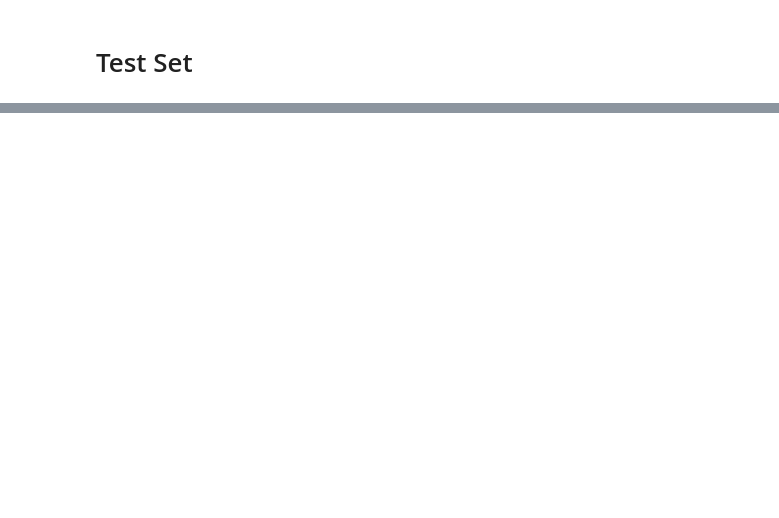
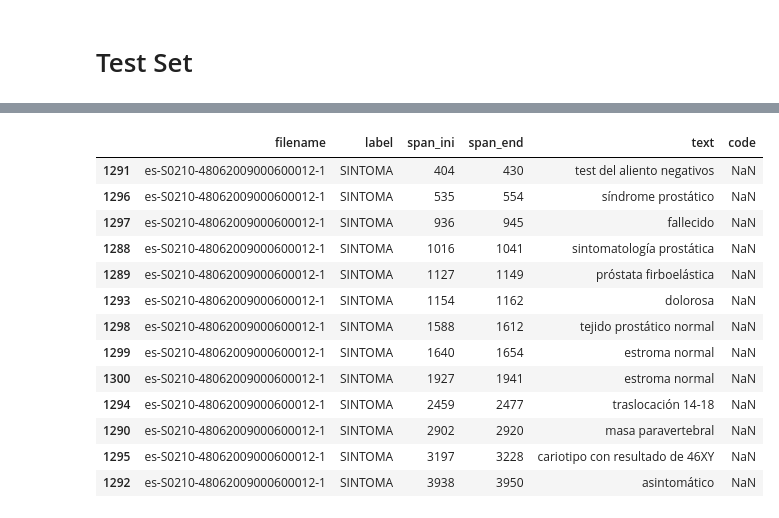
Before and after one commit to hpi-dhc/symptemist_biocreative_2023, a Jupyter notebook: notebooks/xMEN.ipynb, the cells around one changed output, grey strips where cells are left out. Drawn from its saved outputs; the diff is of its cells as text; code cells hidden in the pictures; blank space fills up the shorter version.

```diff
--- a/notebooks/xMEN.ipynb
+++ b/notebooks/xMEN.ipynb
@@ -384,0 +315,3 @@ output_val[~output_val.code.isna()].rename(columns={'span_ini' : 'start_span', '
+# %%
+test_tsv = pd.read_csv(Path('../data/symptemist-train_all_subtasks+gazetteer+multilingual+test_all_subtasks+bg_231006/symptemist_test/subtask2-linking/symptemist_tsv_test_subtask2.tsv'), sep='\t')
+test_tsv
@@ -384,0 +441,17 @@ output_val[~output_val.code.isna()].rename(columns={'span_ini' : 'start_span', '
+# %%
+test_tsv.query('filename == @fname').sort_values('span_ini')
+# %% [output]
+|  | filename | label | span_ini | span_end | text | code |
+| 1291 | es-S0210-48062009000600012-1 | SINTOMA | 404 | 430 | test del aliento negativos | NaN |
+| 1296 | es-S0210-48062009000600012-1 | SINTOMA | 535 | 554 | síndrome prostático | NaN |
+| 1297 | es-S0210-48062009000600012-1 | SINTOMA | 936 | 945 | fallecido | NaN |
+| 1288 | es-S0210-48062009000600012-1 | SINTOMA | 1016 | 1041 | sintomatología prostática | NaN |
+| 1289 | es-S0210-48062009000600012-1 | SINTOMA | 1127 | 1149 | próstata firboelástica | NaN |
+| 1293 | es-S0210-48062009000600012-1 | SINTOMA | 1154 | 1162 | dolorosa | NaN |
+| 1298 | es-S0210-48062009000600012-1 | SINTOMA | 1588 | 1612 | tejido prostático normal | NaN |
+| 1299 | es-S0210-48062009000600012-1 | SINTOMA | 1640 | 1654 | estroma normal | NaN |
+| 1300 | es-S0210-48062009000600012-1 | SINTOMA | 1927 | 1941 | estroma normal | NaN |
+| 1294 | es-S0210-48062009000600012-1 | SINTOMA | 2459 | 2477 | traslocación 14-18 | NaN |
+| 1290 | es-S0210-48062009000600012-1 | SINTOMA | 2902 | 2920 | masa paravertebral | NaN |
+| 1295 | es-S0210-48062009000600012-1 | SINTOMA | 3197 | 3228 | cariotipo con resultado de 46XY | NaN |
+| 1292 | es-S0210-48062009000600012-1 | SINTOMA | 3938 | 3950 | asintomático | NaN |
```
Also changed, not shown: parts of 53 cells of this notebook, 3 other files.
